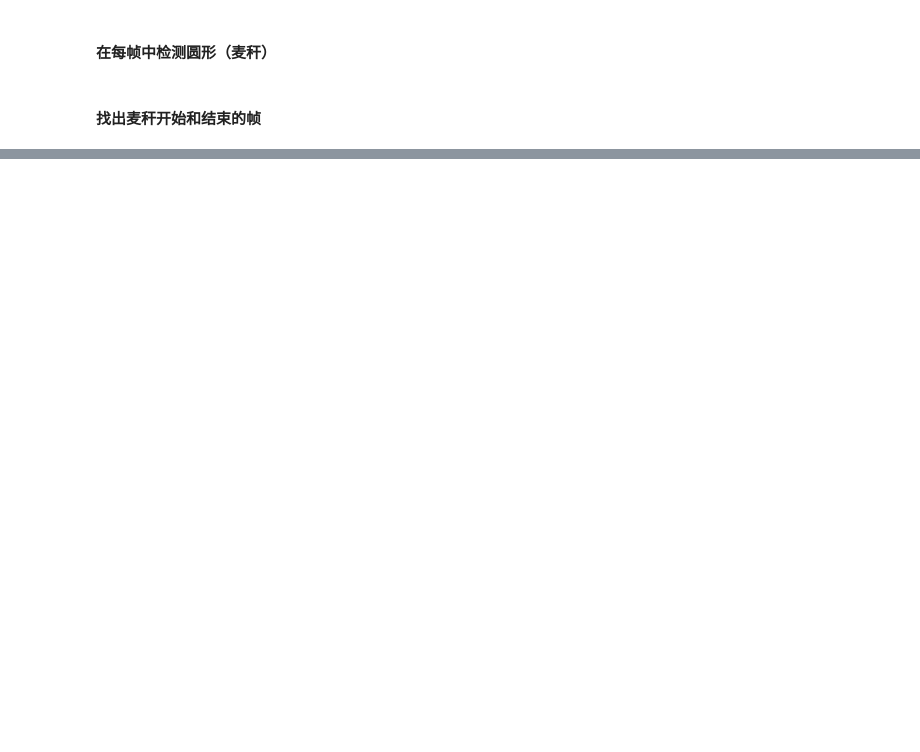
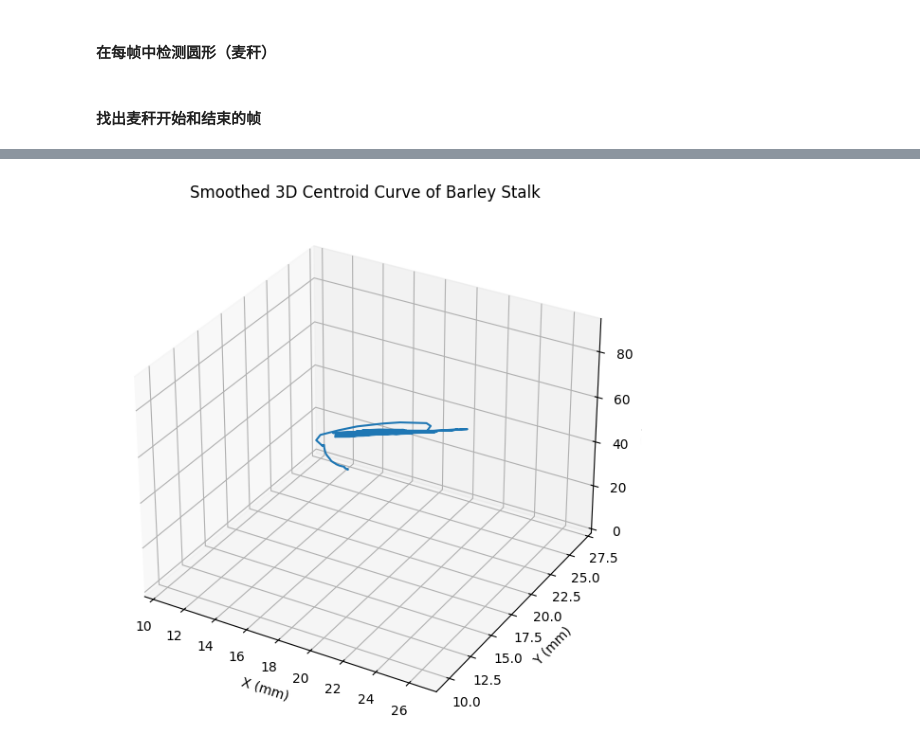
Before and after one commit to codingzilin/barley-straw, a Jupyter notebook: analyse-straw.ipynb, the cells around one changed output, grey strips where cells are left out. Drawn from its saved outputs; the diff is of its cells as text; code cells hidden in the pictures; blank space fills up the shorter version.

Commit message:
add code to track centroid

```diff
--- a/analyse-straw.ipynb
+++ b/analyse-straw.ipynb
@@ -42,10 +61,15 @@ start_frame = None
 end_frame = None
 
 for i, frame in enumerate(frames):
-    if detect_stalk_circle(frame):
+    # Convert grayscale frame to BGR (3-channel) for processing
+    frame_rgb = cv2.cvtColor(frame, cv2.COLOR_GRAY2BGR)
+
+    if detect_stalk_circle(frame_rgb):
         if start_frame is None:
             start_frame = i
-        end_frame = i  # 更新最后检测到的帧
+        end_frame = i  # 每次检测到都更新结束帧
 
 if start_frame is not None and end_frame is not None:
     print(f"麦秆从第 {start_frame} 帧到第 {end_frame} 帧")
+else:
+    print("未检测到麦秆圆形")
@@ -53,0 +78,72 @@ if start_frame is not None and end_frame is not None:
+# %%
+import cv2
+import numpy as np
+import tifffile
+import matplotlib.pyplot as plt
+from scipy.signal import savgol_filter
+from mpl_toolkits.mplot3d import Axes3D
+
+# 参数
+start_frame = 1496
+end_frame = 2597
+pixel_spacing = 0.084  # mm
+z_spacing = 1.0        # CT 间距，单位 mm
+min_area = 200         # 噪声面积过滤阈值（可调）
+
+# 载入 tiff 图像堆栈
+stack = tifffile.imread("/Users/harrysong/Desktop/agriculture/tiff/020150.tiff")
+print(f"TIFF shape: {stack.shape}")  # (num_frames, H, W)
+
+centroids = []
+
+# 遍历所有帧
+for i in range(start_frame, end_frame + 1):
+    frame = stack[i]
+
+    # CLAHE 增强
+    clahe = cv2.createCLAHE(clipLimit=2.0, tileGridSize=(8, 8))
+    enhanced = clahe.apply(frame)
+
+    # Gamma 校正（增强暗部对比度）
+    gamma = 1.5
+    gamma_corrected = np.power(enhanced / 255.0, gamma) * 255
+    enhanced = gamma_corrected.astype(np.uint8)
+
+    # 二值化
+    _, binary = cv2.threshold(enhanced, 0, 255, cv2.THRESH_BINARY + cv2.THRESH_OTSU)
+
+    # 轮廓提取
+    contours, _ = cv2.findContours(binary, cv2.RETR_EXTERNAL, cv2.CHAIN_APPROX_SIMPLE)
+
+    # 面积过滤 + 质心提取
+    valid = [cnt for cnt in contours if cv2.contourArea(cnt) > min_area]
+    if valid:
+        largest = max(valid, key=cv2.contourArea)
+        M = cv2.moments(largest)
+        if M["m00"] != 0:
+            cx = M["m10"] / M["m00"]
+            cy = M["m01"] / M["m00"]
+            cz = (i - start_frame) * z_spacing
+            centroids.append([cx, cy, cz])
+
+centroids = np.array(centroids)
+
+# 平滑处理（可选）
+if centroids.shape[0] >= 11:
+    for axis in range(3):  # x, y, z
+        centroids[:, axis] = savgol_filter(centroids[:, axis], window_length=11, polyorder=3)
+
+# 转换为 mm 单位
+centroids_mm = centroids * np.array([pixel_spacing, pixel_spacing, pixel_spacing])
+
+# 3D 可视化
+fig = plt.figure(figsize=(10, 6))
+ax = fig.add_subplot(111, projection='3d')
+ax.plot(centroids_mm[:, 0], centroids_mm[:, 1], centroids_mm[:, 2])
+ax.set_xlabel("X (mm)")
+ax.set_ylabel("Y (mm)")
+ax.set_zlabel("Z (mm)")
+plt.title("Smoothed 3D Centroid Curve of Barley Stalk")
+plt.tight_layout()
+plt.show()
+# %% [output]
@@ -53,0 +151 @@ if start_frame is not None and end_frame is not None:
+[figure, added]
```
Also changed, not shown: parts of 6 cells of this notebook.
